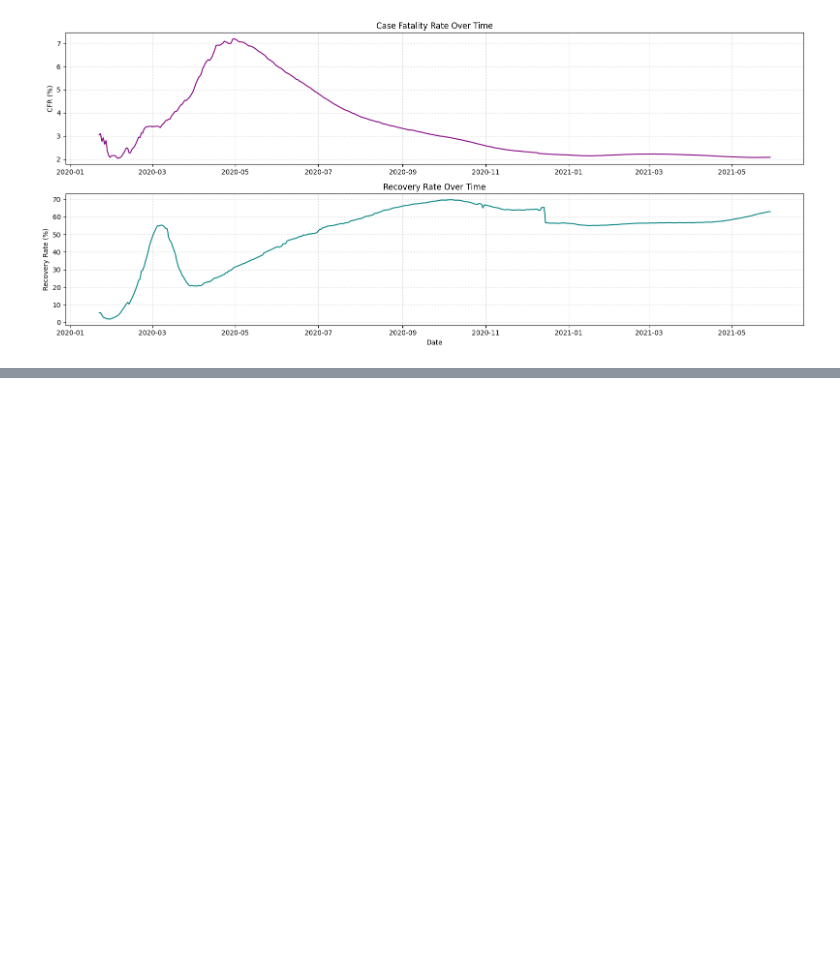
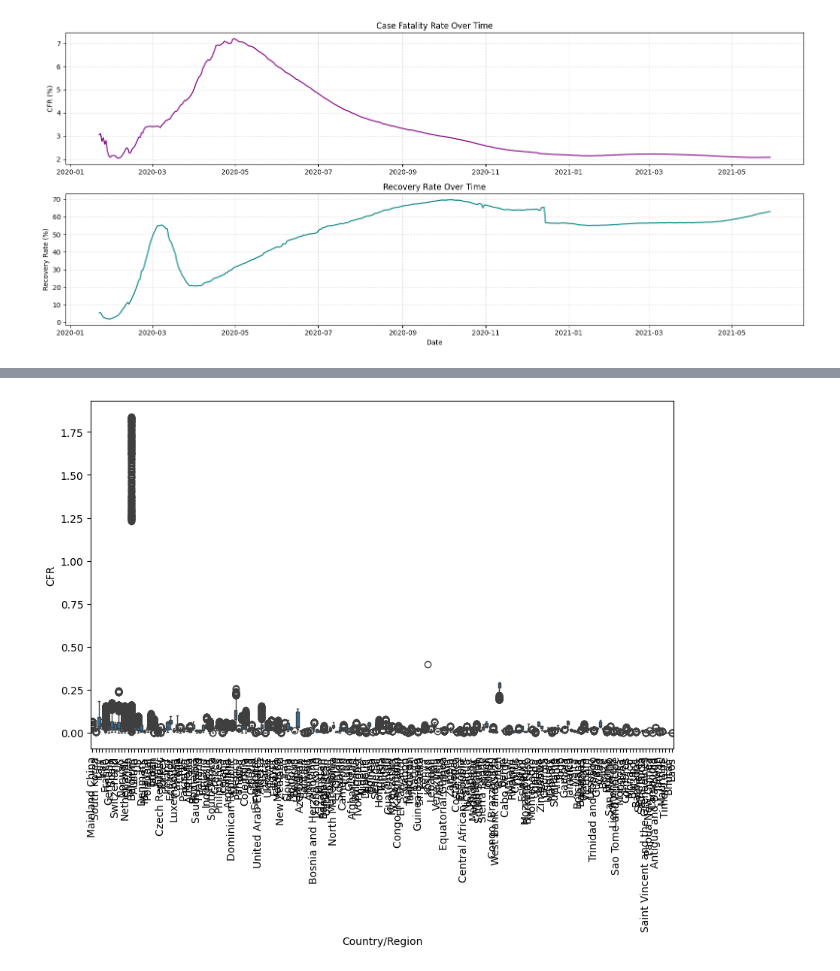
Before and after one commit to LanaCoded/data-analysis-, a Jupyter notebook: Covid19.ipynb, the cells around one changed output, grey strips where cells are left out. Cells and saved outputs as stored; diff of their text form; code cells hidden in the pictures; blank space fills up the shorter version.

```diff
--- a/Covid19.ipynb
+++ b/Covid19.ipynb
@@ -484,0 +342,15 @@ plt.show()
+# %%
+# Daily Growth Rate (Percentage change)
+data['DailyGrowth'] = data.groupby('Country/Region')['Confirmed'].pct_change()
+
+# CFR Calculation
+data['CFR'] = data['Deaths'] / data['Confirmed']
+
+# Visualizing CFR by Country (Box Plot)
+plt.figure(figsize=(10, 6))
+# Box plot helps identify countries with extreme mortality rates
+sns.boxplot(x='Country/Region', y='CFR', data=data[data['Confirmed'] > 1000])
+plt.xticks(rotation=90)
+plt.show()
+# %% [output]
+[figure, added]
```
Also changed, not shown: parts of 11 cells of this notebook.
